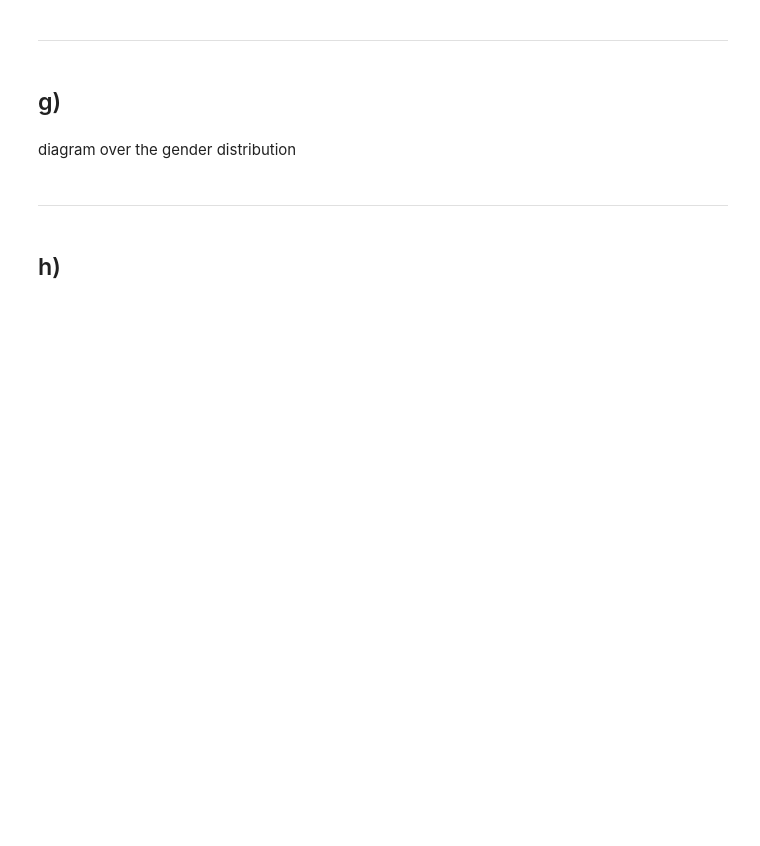
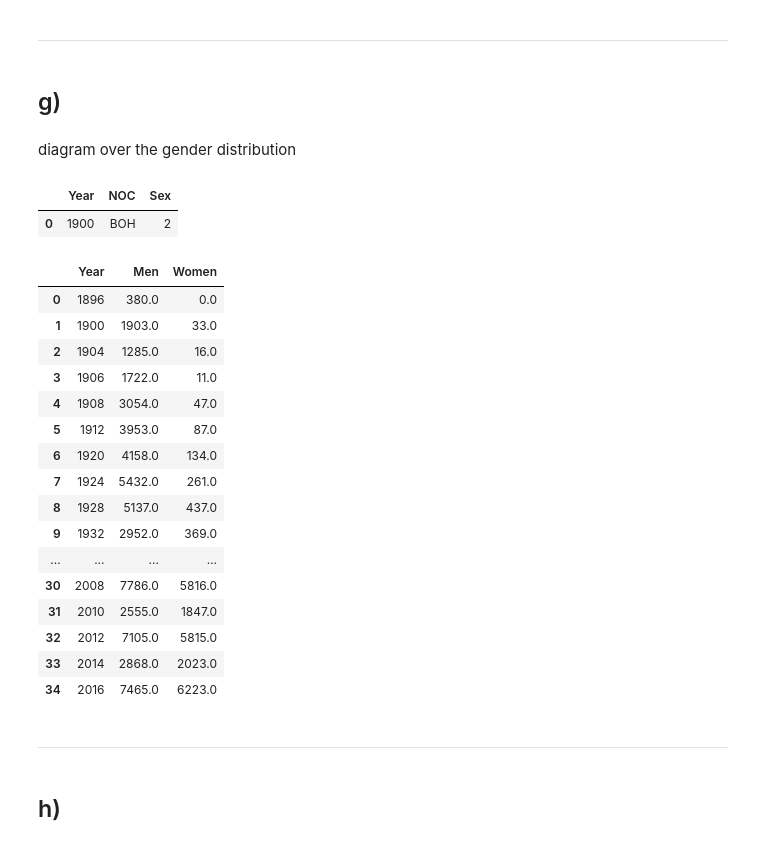
Before and after one commit to CyrilleKolle/project_data_behandling, a Jupyter notebook: Code/exercise_1.ipynb, the cells around one changed output. Cells and saved outputs as stored; diff of their text form; code cells hidden in the pictures; blank space fills up the shorter version.

```diff
--- a/Code/exercise_1.ipynb
+++ b/Code/exercise_1.ipynb
@@ -131,3 +131,24 @@ Insert question
 ## g)
 # %% [markdown]
 diagram over the gender distribution
+# %%
+data_F = data[data['Sex'] == 'F']
+data_F = data_F.groupby(['Year', 'NOC']).agg({'Sex':'count'}).reset_index()
+data_F.head(1)
+# %% [output]
+|  | Year | NOC | Sex |
+| 0 | 1900 | BOH | 2 |
+# %%
+import plotly_express as px
+data_F = data[data['Sex'] == 'F']
+data_F = data_F.groupby(['Year', 'NOC']).agg({'Sex':'count'}).reset_index()
+
+data_M = data[data['Sex'] == 'M']
+data_M = data_M.groupby(['Year', 'NOC']).agg({'Sex':'count'}).reset_index()
+combined_gender = pd.merge(data_M, data_F, on=['Year', 'NOC'], how='outer').fillna(0)
+combined_gender = combined_gender.rename(columns={'Sex_x':'Men', 'Sex_y':'Women'})
+
+fig = px.scatter(combined_gender,
+                 x='Men', y='Women', size="Year", color='NOC', animation_frame='Year', animation_group='NOC')
+
+fig.show()
@@ -134,3 +193,23 @@ diagram over the gender distribution
+# %%
+combined_gender.groupby('Year').agg({'Men':'sum', 'Women':'sum'}).reset_index()
+# %% [output]
+|  | Year | Men | Women |
+| 0 | 1896 | 380.0 | 0.0 |
+| 1 | 1900 | 1903.0 | 33.0 |
+| 2 | 1904 | 1285.0 | 16.0 |
+| 3 | 1906 | 1722.0 | 11.0 |
+| 4 | 1908 | 3054.0 | 47.0 |
+| 5 | 1912 | 3953.0 | 87.0 |
+| 6 | 1920 | 4158.0 | 134.0 |
+| 7 | 1924 | 5432.0 | 261.0 |
+| 8 | 1928 | 5137.0 | 437.0 |
+| 9 | 1932 | 2952.0 | 369.0 |
+| ... | ... | ... | ... |
+| 30 | 2008 | 7786.0 | 5816.0 |
+| 31 | 2010 | 2555.0 | 1847.0 |
+| 32 | 2012 | 7105.0 | 5815.0 |
+| 33 | 2014 | 2868.0 | 2023.0 |
+| 34 | 2016 | 7465.0 | 6223.0 |
 # %% [markdown]
 ---
 # %% [markdown]
```
Also changed, not shown: parts of 1 cell of this notebook, 2 other files.
